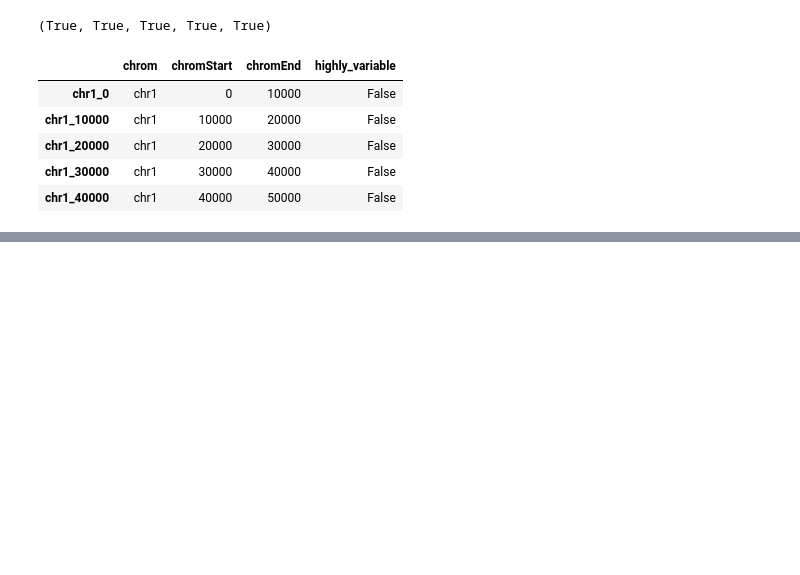
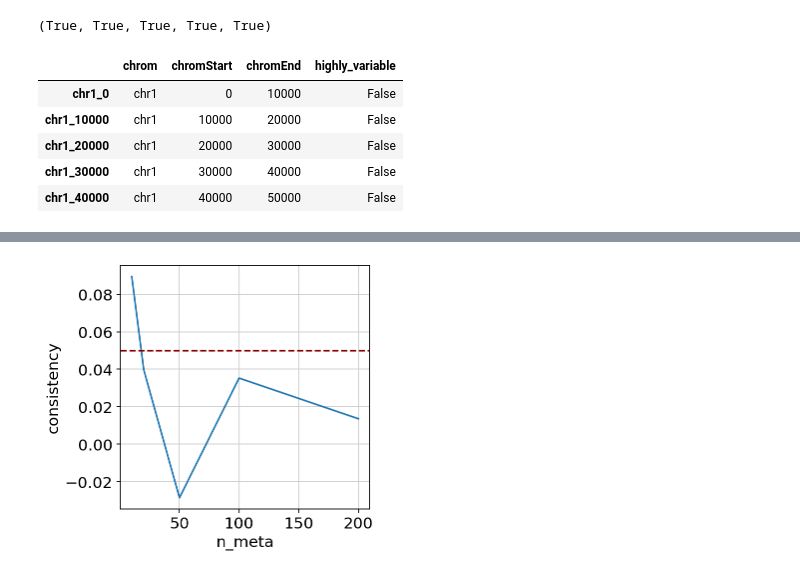
Before and after one commit to 4dglab/SEE, a Jupyter notebook: script/3. Glue data preprocess.ipynb, the cells around one changed output, grey strips where cells are left out. Cells and saved outputs as stored; diff of their text form; code cells hidden in the pictures; blank space fills up the shorter version.

```diff
--- a/script/3. Glue data preprocess.ipynb
+++ b/script/3. Glue data preprocess.ipynb
@@ -163,15 +161,0 @@ array(['NC_000001.11', 'NC_000002.12', 'NC_000003.12', 'NC_000004.12',
-# %%
-def chrom_map(chrom):
-    _map = {
-        'NC_000001': 'chr1', 'NC_000002': 'chr2', 'NC_000003': 'chr3', 'NC_000004': 'chr4', 'NC_000005': 'chr5',
-        'NC_000006': 'chr6', 'NC_000007': 'chr7', 'NC_000008': 'chr8', 'NC_000009': 'chr9', 'NC_000010': 'chr10',
-        'NC_000011': 'chr11', 'NC_000012': 'chr12', 'NC_000013': 'chr13', 'NC_000014': 'chr14', 'NC_000015': 'chr15',
-        'NC_000016': 'chr16', 'NC_000017': 'chr17', 'NC_000018': 'chr18', 'NC_000019': 'chr19', 'NC_000020': 'chr20',
-        'NC_000021': 'chr21', 'NC_000022': 'chr22', 'NC_000023': 'chrX', 'NC_000024': 'chrY', 'NC_012920': 'chrM'
-    }
-    if chrom in _map.keys():
-        return _map[chrom]
-    return chrom
-
-rna.var.chrom = rna.var.chrom.str.split(r"[:.]").map(lambda x: chrom_map(x[0]))
-rna.var
@@ -360,0 +428,20 @@ Epoch 00058: reducing learning rate of group 0 to 2.0000e-06.
+# %%
+scglue.models.configure_dataset(
+    rna, "NB", use_highly_variable=True,
+    use_layer="counts", use_rep="X_pca"
+)
+
+scglue.models.configure_dataset(
+    hic, "NB", use_highly_variable=True,
+    use_rep="X_pca"
+)
+
+graph = graph.subgraph(itertools.chain(
+    rna.var.query("highly_variable").index,
+    hic.var.query("highly_variable").index
+))
+
+glue = scglue.models.fit_SCGLUE(
+    {"rna": rna, "hic": hic}, graph,
+    fit_kws={"directory": "glue"}
+)
@@ -360,0 +485,6 @@ Epoch 00058: reducing learning rate of group 0 to 2.0000e-06.
+# %%
+dx = scglue.models.integration_consistency(
+    glue, {"rna": rna, "hic": hic}, graph,
+    count_layers={"rna": "counts"}
+)
+dx
@@ -360,0 +513,5 @@ Epoch 00058: reducing learning rate of group 0 to 2.0000e-06.
+# %%
+import seaborn as sns
+_ = sns.lineplot(x="n_meta", y="consistency", data=dx).axhline(y=0.05, c="darkred", ls="--")
+# %% [output]
+[figure, added]
```
Also changed, not shown: parts of 22 cells of this notebook, 8 other files.
